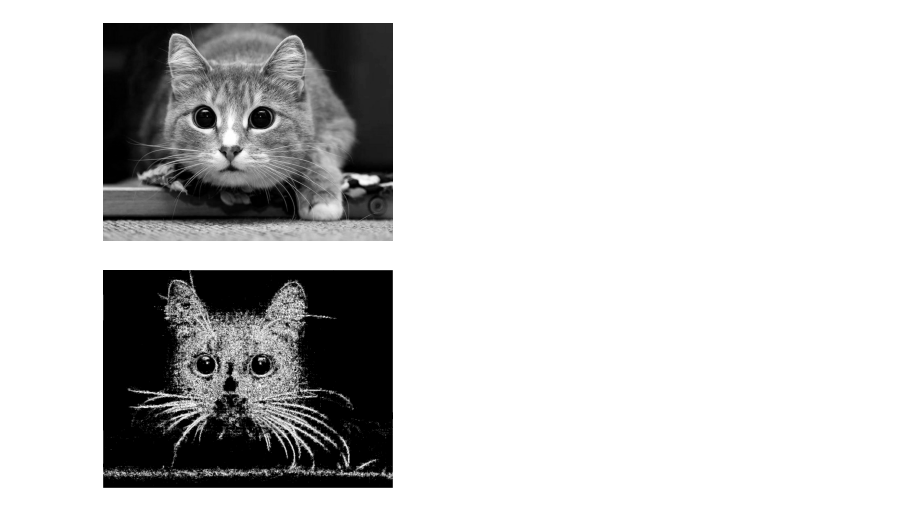
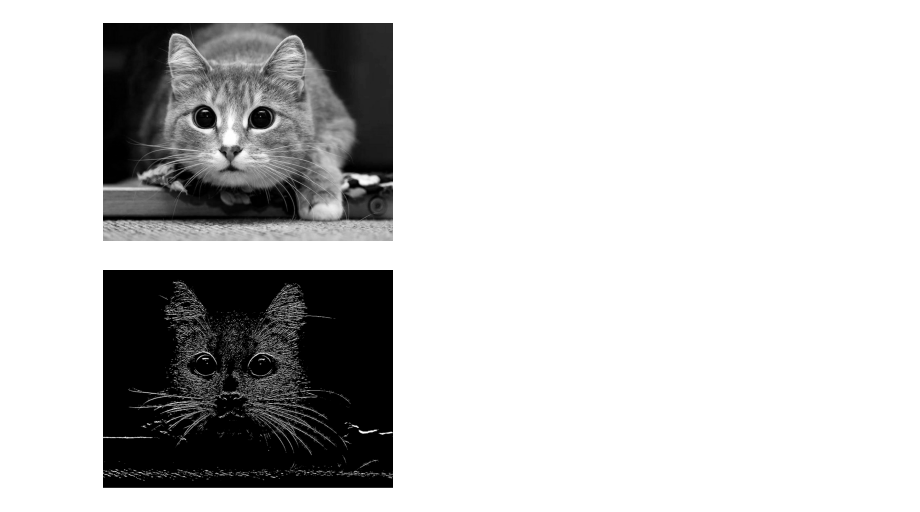
Before and after one commit to kolovratgas/Image-Processing, a Jupyter notebook: Lab_4/Lab_4.ipynb, the cells around one changed output. Saved outputs shown, nothing was run; the diff lists cells and outputs as text; code cells hidden in the pictures.

```diff
--- a/Lab_4/Lab_4.ipynb
+++ b/Lab_4/Lab_4.ipynb
@@ -119,14 +119,14 @@ show_image(gray_img)
 Преобразованное изображение в градации серого:
 [figure]
 # %%
-kernel1 = 1 / 3 * np.array([
-    [2, -1,  2],
-    [-1, -4, -1],
-    [2, -1,  2]
+kernel1 = 1 / 6 * np.array([
+    [-1, -1,  -1],
+    [0, 0, 0],
+    [1, 1,  1]
 ])
 
 print('Изображение, которое получено в результате метода согласованием:')
-consistent_image = np.fabs(convolution(gray_img, kernel1))
-show_image(threshold_processing(consistent_image, 10))
+sogl_meth1 = convolution(gray_img, kernel1)
+show_image(threshold_processing(sogl_meth1, 10))
 # %% [output]
-[figure, old version]
+[figure, new version]
```
